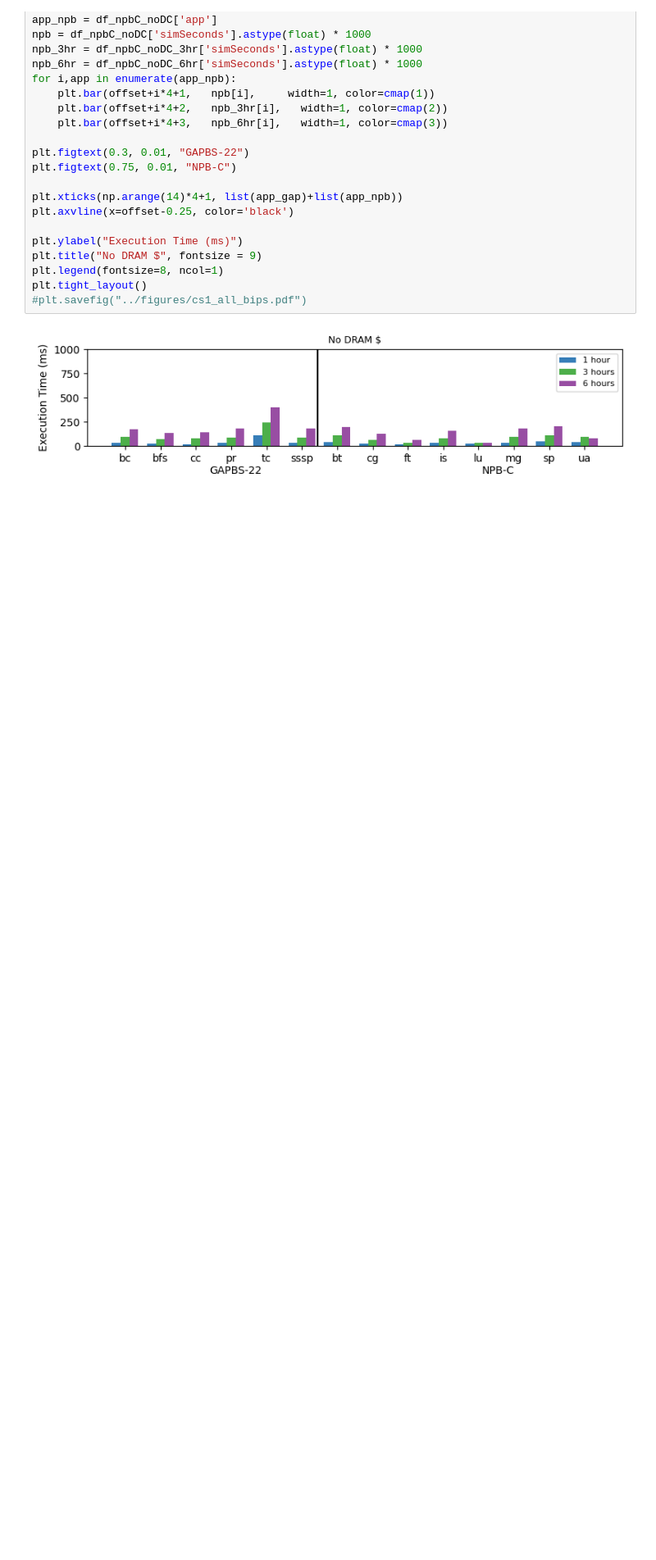
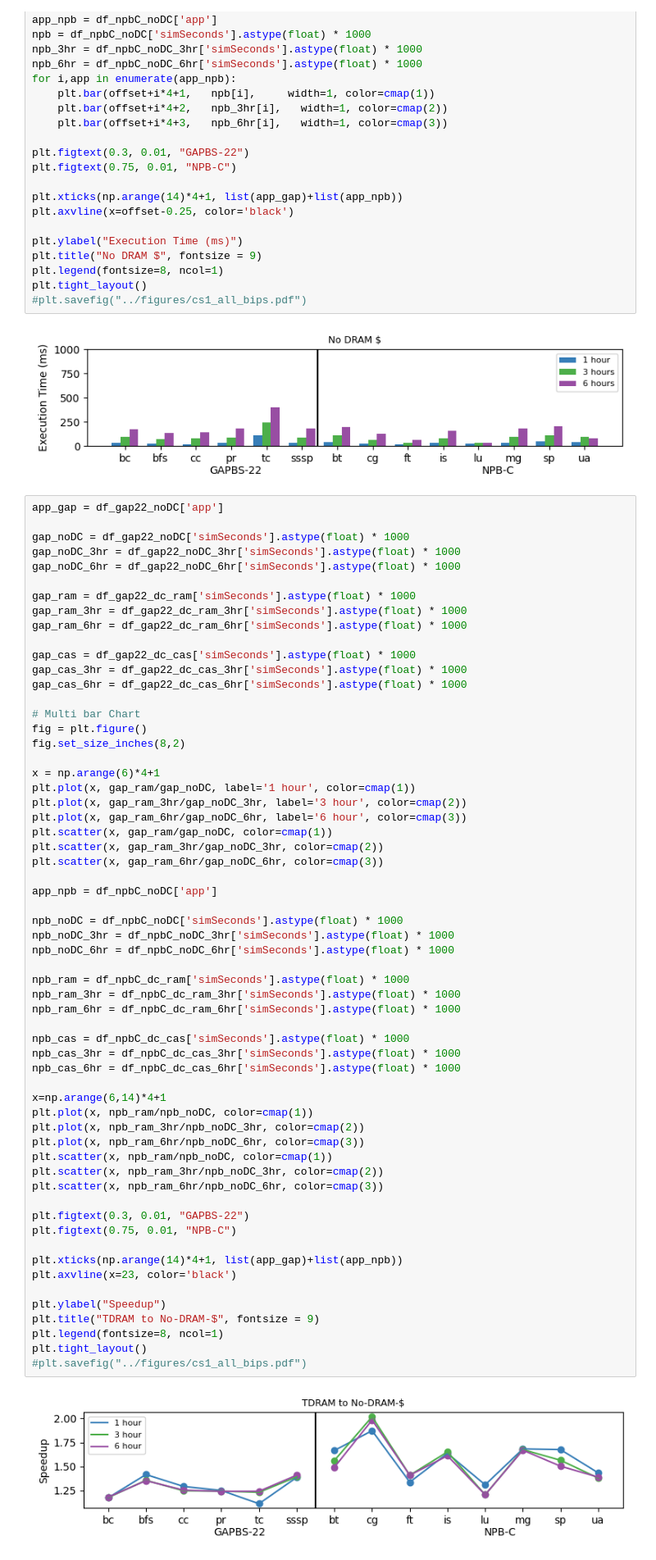
Before and after one commit to darchr/dramCacheController, a Jupyter notebook: data_plot_compare_hours.ipynb, the cells around one changed output. Shown at 82% size. Drawn from its saved outputs; the diff is of its cells as text; blank space fills up the shorter version.

Commit message:
data plots for comparing running for longer hours

```diff
--- a/data_plot_compare_hours.ipynb
+++ b/data_plot_compare_hours.ipynb
@@ -494,3 +494,65 @@ plt.tight_layout()
 #plt.savefig("../figures/cs1_all_bips.pdf")
 # %% [output]
 [figure]
+# %%
+app_gap = df_gap22_noDC['app']
+
+gap_noDC = df_gap22_noDC['simSeconds'].astype(float) * 1000
+gap_noDC_3hr = df_gap22_noDC_3hr['simSeconds'].astype(float) * 1000
+gap_noDC_6hr = df_gap22_noDC_6hr['simSeconds'].astype(float) * 1000
+
+gap_ram = df_gap22_dc_ram['simSeconds'].astype(float) * 1000
+gap_ram_3hr = df_gap22_dc_ram_3hr['simSeconds'].astype(float) * 1000
+gap_ram_6hr = df_gap22_dc_ram_6hr['simSeconds'].astype(float) * 1000
+
+gap_cas = df_gap22_dc_cas['simSeconds'].astype(float) * 1000
+gap_cas_3hr = df_gap22_dc_cas_3hr['simSeconds'].astype(float) * 1000
+gap_cas_6hr = df_gap22_dc_cas_6hr['simSeconds'].astype(float) * 1000
+
+# Multi bar Chart
+fig = plt.figure()
+fig.set_size_inches(8,2)
+
+x = np.arange(6)*4+1
+plt.plot(x, gap_ram/gap_noDC, label='1 hour', color=cmap(1))
+plt.plot(x, gap_ram_3hr/gap_noDC_3hr, label='3 hour', color=cmap(2))
+plt.plot(x, gap_ram_6hr/gap_noDC_6hr, label='6 hour', color=cmap(3))
+plt.scatter(x, gap_ram/gap_noDC, color=cmap(1))
+plt.scatter(x, gap_ram_3hr/gap_noDC_3hr, color=cmap(2))
+plt.scatter(x, gap_ram_6hr/gap_noDC_6hr, color=cmap(3))
+
+app_npb = df_npbC_noDC['app']
+
+npb_noDC = df_npbC_noDC['simSeconds'].astype(float) * 1000
+npb_noDC_3hr = df_npbC_noDC_3hr['simSeconds'].astype(float) * 1000
+npb_noDC_6hr = df_npbC_noDC_6hr['simSeconds'].astype(float) * 1000
+
+npb_ram = df_npbC_dc_ram['simSeconds'].astype(float) * 1000
+npb_ram_3hr = df_npbC_dc_ram_3hr['simSeconds'].astype(float) * 1000
+npb_ram_6hr = df_npbC_dc_ram_6hr['simSeconds'].astype(float) * 1000
+
+npb_cas = df_npbC_dc_cas['simSeconds'].astype(float) * 1000
+npb_cas_3hr = df_npbC_dc_cas_3hr['simSeconds'].astype(float) * 1000
+npb_cas_6hr = df_npbC_dc_cas_6hr['simSeconds'].astype(float) * 1000
+
+x=np.arange(6,14)*4+1
+plt.plot(x, npb_ram/npb_noDC, color=cmap(1))
+plt.plot(x, npb_ram_3hr/npb_noDC_3hr, color=cmap(2))
+plt.plot(x, npb_ram_6hr/npb_noDC_6hr, color=cmap(3))
+plt.scatter(x, npb_ram/npb_noDC, color=cmap(1))
+plt.scatter(x, npb_ram_3hr/npb_noDC_3hr, color=cmap(2))
+plt.scatter(x, npb_ram_6hr/npb_noDC_6hr, color=cmap(3))
+
+plt.figtext(0.3, 0.01, "GAPBS-22")
+plt.figtext(0.75, 0.01, "NPB-C")
+
+plt.xticks(np.arange(14)*4+1, list(app_gap)+list(app_npb))
+plt.axvline(x=23, color='black')
+
+plt.ylabel("Speedup")
+plt.title("TDRAM to No-DRAM-$", fontsize = 9)
+plt.legend(fontsize=8, ncol=1)
+plt.tight_layout()
+#plt.savefig("../figures/cs1_all_bips.pdf")
+# %% [output]
+[figure, added]
```
Also changed, not shown: parts of 1 cell of this notebook.
